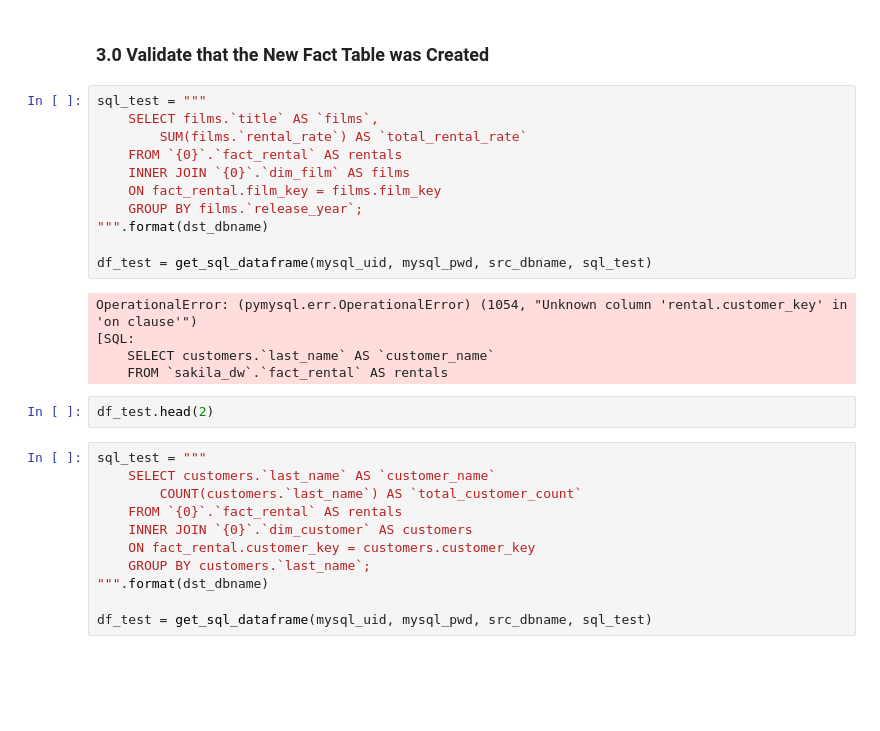
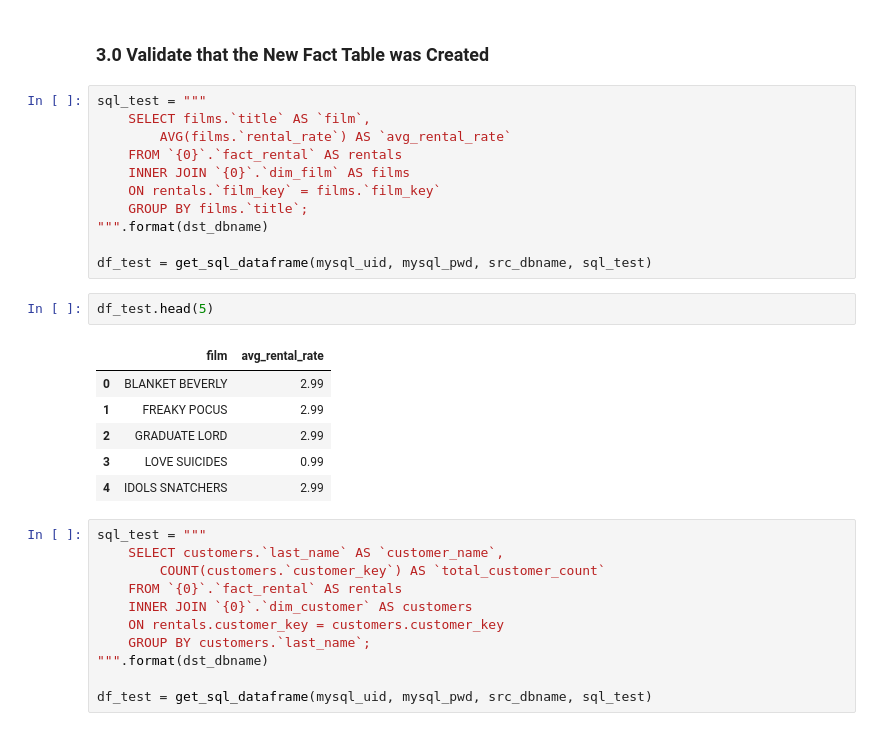
Before and after one commit to chrryyy/DS-2002-Data-Science-Systems, a Jupyter notebook: DS 2002 Midterm Project Cheryl Bai.ipynb, the cells around one changed output. Saved outputs shown, nothing was run; the diff lists cells and outputs as text; blank space fills up the shorter version.

```diff
--- a/DS 2002 Midterm Project Cheryl Bai.ipynb
+++ b/DS 2002 Midterm Project Cheryl Bai.ipynb
@@ -312,29 +312,31 @@ set_dataframe(mysql_uid, mysql_pwd, dst_dbname, df_fact_rental, table_name, prim
 ### 3.0 Validate that the New Fact Table was Created
 # %%
 sql_test = """
-    SELECT films.`title` AS `films`,
-        SUM(films.`rental_rate`) AS `total_rental_rate`
+    SELECT films.`title` AS `film`,
+        AVG(films.`rental_rate`) AS `avg_rental_rate`
     FROM `{0}`.`fact_rental` AS rentals
     INNER JOIN `{0}`.`dim_film` AS films
-    ON fact_rental.film_key = films.film_key
-    GROUP BY films.`release_year`;
+    ON rentals.`film_key` = films.`film_key`
+    GROUP BY films.`title`;
 """.format(dst_dbname)
 
 df_test = get_sql_dataframe(mysql_uid, mysql_pwd, src_dbname, sql_test)
-# %% [output]
-OperationalError: (pymysql.err.OperationalError) (1054, "Unknown column 'rental.customer_key' in 'on clause'")
-[SQL:
-    SELECT customers.`last_name` AS `customer_name`
-    FROM `sakila_dw`.`fact_rental` AS rentals
 # %%
-df_test.head(2)
+df_test.head(5)
+# %% [output]
+|  | film | avg_rental_rate |
+| 0 | BLANKET BEVERLY | 2.99 |
+| 1 | FREAKY POCUS | 2.99 |
+| 2 | GRADUATE LORD | 2.99 |
+| 3 | LOVE SUICIDES | 0.99 |
+| 4 | IDOLS SNATCHERS | 2.99 |
 # %%
 sql_test = """
-    SELECT customers.`last_name` AS `customer_name`
-        COUNT(customers.`last_name`) AS `total_customer_count`
+    SELECT customers.`last_name` AS `customer_name`,
+        COUNT(customers.`customer_key`) AS `total_customer_count`
     FROM `{0}`.`fact_rental` AS rentals
     INNER JOIN `{0}`.`dim_customer` AS customers
-    ON fact_rental.customer_key = customers.customer_key
+    ON rentals.customer_key = customers.customer_key
     GROUP BY customers.`last_name`;
 """.format(dst_dbname)
 
```
Also changed, not shown: parts of 2 cells of this notebook.
